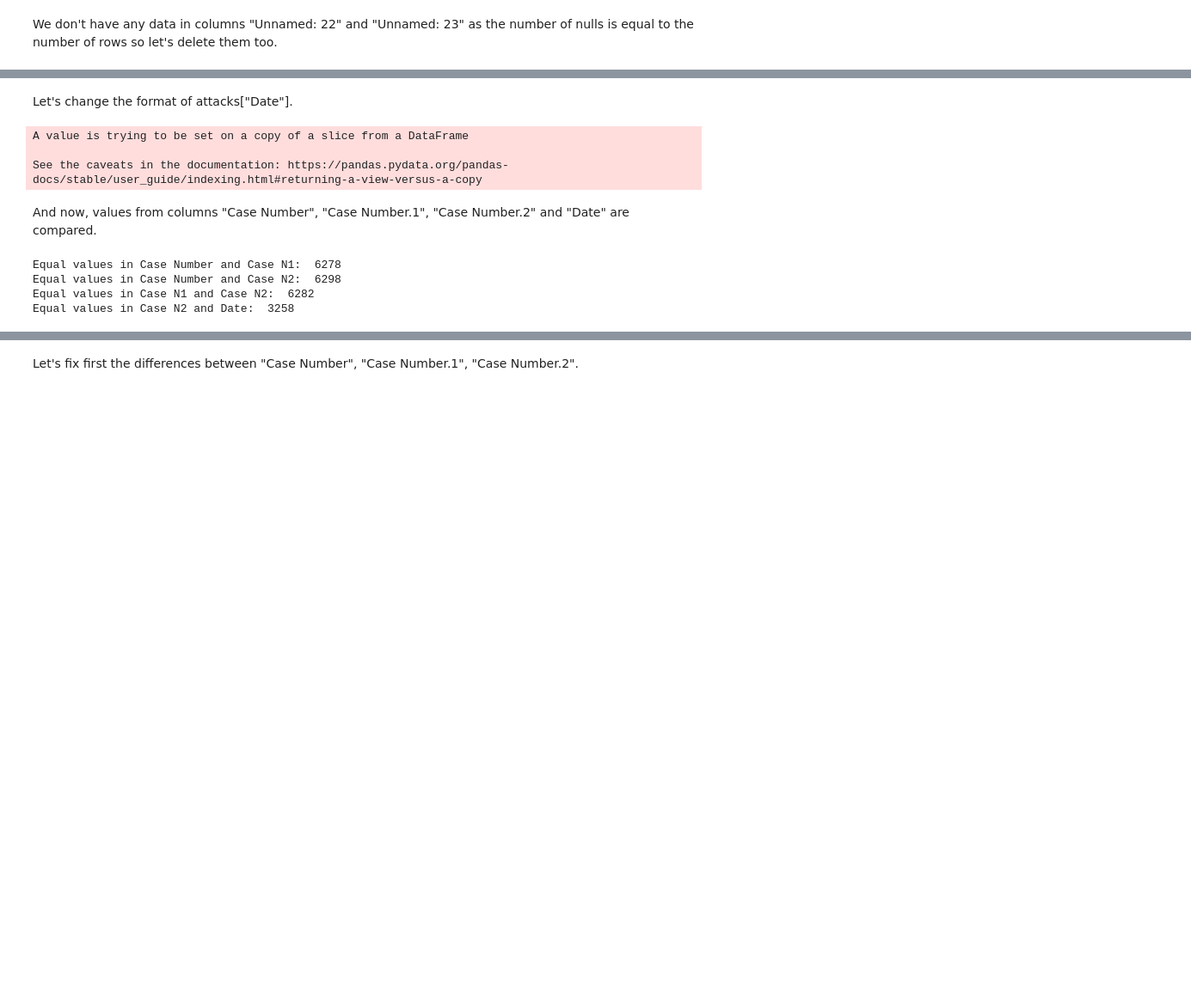
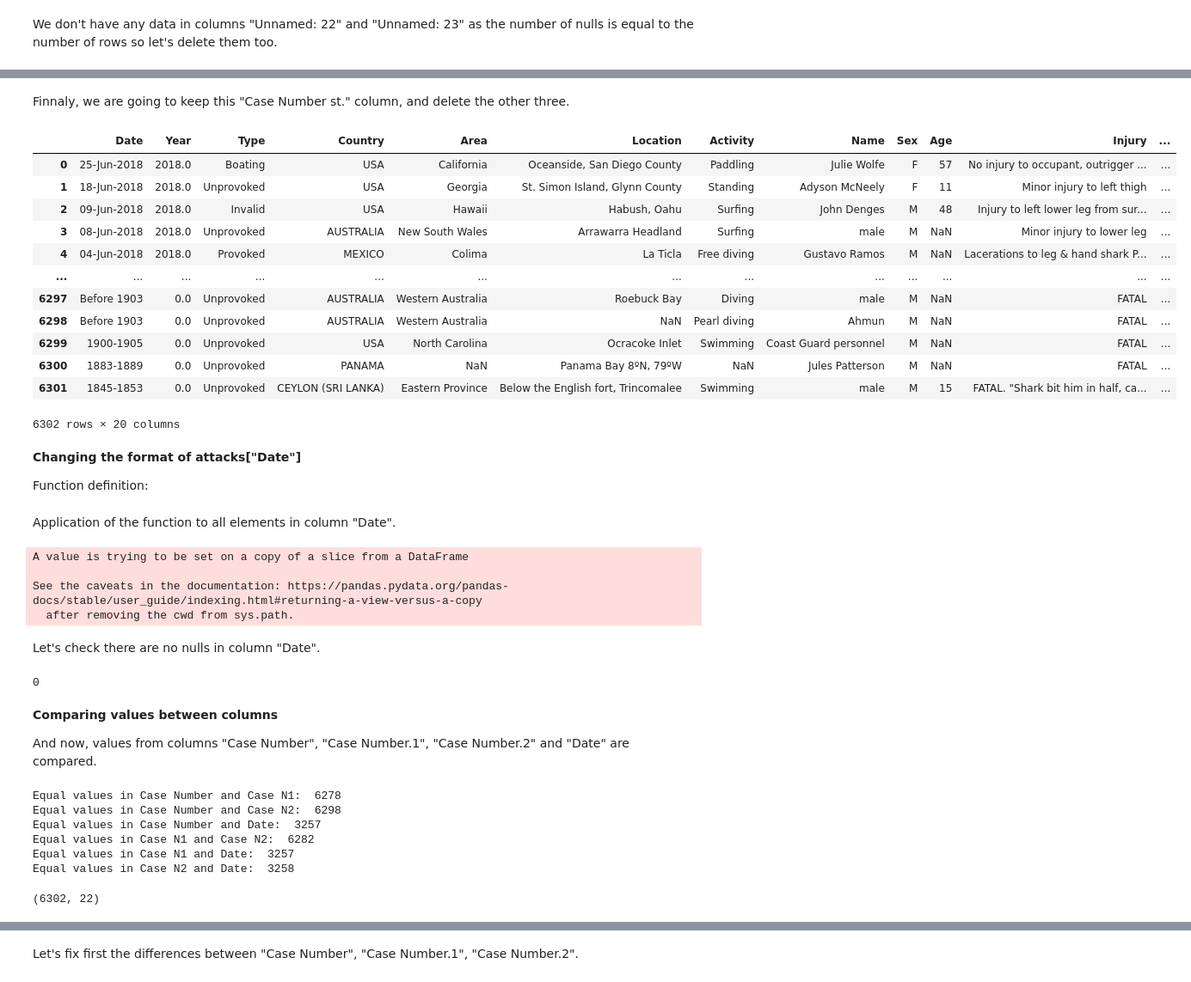
Before and after one commit to BSanau/shark_attack_project, a Jupyter notebook: Cleaning_and_wrangling.ipynb, the cells around one changed output, grey strips where cells are left out. Shown at 86% size. Drawn from its saved outputs; the diff is of its cells as text; code cells hidden in the pictures; blank space fills up the shorter version.

```diff
--- a/Cleaning_and_wrangling.ipynb
+++ b/Cleaning_and_wrangling.ipynb
@@ -128,0 +140,6 @@ print(attacks["Date"][0])
+# %%
+diffrows = [i for i in range(attacks.shape[0])
+    if attacks["Case Number"][i] != attacks["Case Number.1"][i]
+    or attacks["Case Number"][i] != attacks["Case Number.2"][i]]
+
+print("Different rows:", len(diffrows))
@@ -128,0 +172,9 @@ print(attacks["Date"][0])
+# %%
+attacks["Case Number st."]=""
+# %%
+for i in attacks.index:
+    if i in diffrows:
+        #print(i)
+        attacks["Case Number st."][i]=statistics.mode(attacks[["Case Number","Case Number.1", "Case Number.2"]].iloc[i])
+    else:
+        attacks["Case Number st."][i]=attacks["Case Number"][i]
@@ -129,3 +205,25 @@ print(attacks["Date"][0])
+# %% [markdown]
+Finnaly, we are going to keep this "Case Number st." column, and delete the other three.
+# %%
+attacks=attacks.drop(["Case Number", "Case Number.1", "Case Number.2"], axis=1)
+# %%
+attacks
+# %% [output]
+|  | Date | Year | Type | Country | Area | Location | Activity | Name | Sex | Age | Injury | ... |
+| 0 | 25-Jun-2018 | 2018.0 | Boating | USA | California | Oceanside, San Diego County | Paddling | Julie Wolfe | F | 57 | No injury to occupant, outrigger ... | ... |
+| 1 | 18-Jun-2018 | 2018.0 | Unprovoked | USA | Georgia | St. Simon Island, Glynn County | Standing | Adyson McNeely | F | 11 | Minor injury to left thigh | ... |
+| 2 | 09-Jun-2018 | 2018.0 | Invalid | USA | Hawaii | Habush, Oahu | Surfing | John Denges | M | 48 | Injury to left lower leg from sur... | ... |
+| 3 | 08-Jun-2018 | 2018.0 | Unprovoked | AUSTRALIA | New South Wales | Arrawarra Headland | Surfing | male | M | NaN | Minor injury to lower leg | ... |
+| 4 | 04-Jun-2018 | 2018.0 | Provoked | MEXICO | Colima | La Ticla | Free diving | Gustavo Ramos | M | NaN | Lacerations to leg & hand shark P... | ... |
+| ... | ... | ... | ... | ... | ... | ... | ... | ... | ... | ... | ... | ... |
+| 6297 | Before 1903 | 0.0 | Unprovoked | AUSTRALIA | Western Australia | Roebuck Bay | Diving | male | M | NaN | FATAL | ... |
+| 6298 | Before 1903 | 0.0 | Unprovoked | AUSTRALIA | Western Australia | NaN | Pearl diving | Ahmun | M | NaN | FATAL | ... |
+| 6299 | 1900-1905 | 0.0 | Unprovoked | USA | North Carolina | Ocracoke Inlet | Swimming | Coast Guard personnel | M | NaN | FATAL | ... |
+| 6300 | 1883-1889 | 0.0 | Unprovoked | PANAMA | NaN | Panama Bay 8ºN, 79ºW | NaN | Jules Patterson | M | NaN | FATAL | ... |
+| 6301 | 1845-1853 | 0.0 | Unprovoked | CEYLON (SRI LANKA) | Eastern Province | Below the English fort, Trincomalee | Swimming | male | M | 15 | FATAL. "Shark bit him in half, ca... | ... |
+6302 rows × 20 columns
 # %% [markdown]
-Let's change the format of attacks["Date"].
+**Changing the format of attacks["Date"]**
+
+Function definition:
 # %%
@@ -136,30 +234,50 @@ def dateformat (date):  #Creo que se puede hacer con regex
     for m1,m2 in zip(months1, months2):
         if mm == m1: mm=m2
     return '.'.join([yyyy,mm,dd])
+# %% [markdown]
+Application of the function to all elements in column "Date".
 # %%
 for i in attacks.index:
     original = attacks["Date"][i]
     try:
-        attacks["Date"][i] = dateformat(original)
+        attacks["Date"][i] = dateformat(original) # We are rewritting the column
     except:
         pass
 # %% [output]
 A value is trying to be set on a copy of a slice from a DataFrame
 
 See the caveats in the documentation: https://pandas.pydata.org/pandas-docs/stable/user_guide/indexing.html#returning-a-view-versus-a-copy
+  after removing the cwd from sys.path.
+# %% [markdown]
+Let's check there are no nulls in column "Date".
+# %%
+attacks["Date"].isnull().sum()
+# %% [output]
+0
 # %% [markdown]
+**Comparing values between columns**
+
 And now, values from columns "Case Number", "Case Number.1", "Case Number.2" and "Date" are compared.
 # %%
 CN_CN1 = (attacks["Case Number"] == attacks["Case Number.1"])
 CN_CN2 = (attacks["Case Number"] == attacks["Case Number.2"])
+CN_D = (attacks["Case Number"] == attacks["Date"])
 CN1_CN2 = (attacks["Case Number.1"] == attacks["Case Number.2"])
+CN1_D = (attacks["Case Number.1"] == attacks["Date"])
 CN2_D = (attacks["Case Number.2"] == attacks["Date"])
+
 print('Equal values in Case Number and Case N1: ', sum(CN_CN1))
 print('Equal values in Case Number and Case N2: ', sum(CN_CN2))
+print('Equal values in Case Number and Date: ', sum(CN_D))
 print('Equal values in Case N1 and Case N2: ', sum(CN1_CN2))
+print('Equal values in Case N1 and Date: ', sum(CN1_D))
 print('Equal values in Case N2 and Date: ', sum(CN2_D))
+attacks.shape
 # %% [output]
 Equal values in Case Number and Case N1:  6278
 Equal values in Case Number and Case N2:  6298
+Equal values in Case Number and Date:  3257
 Equal values in Case N1 and Case N2:  6282
+Equal values in Case N1 and Date:  3257
 Equal values in Case N2 and Date:  3258
+(6302, 22)
```
Also changed, not shown: parts of 21 cells of this notebook.
